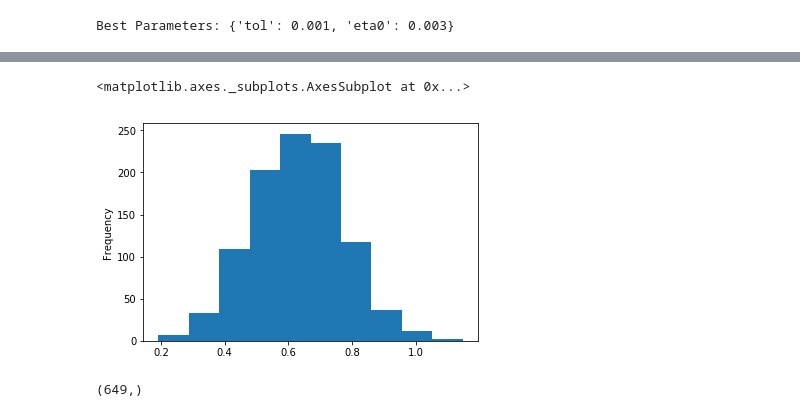
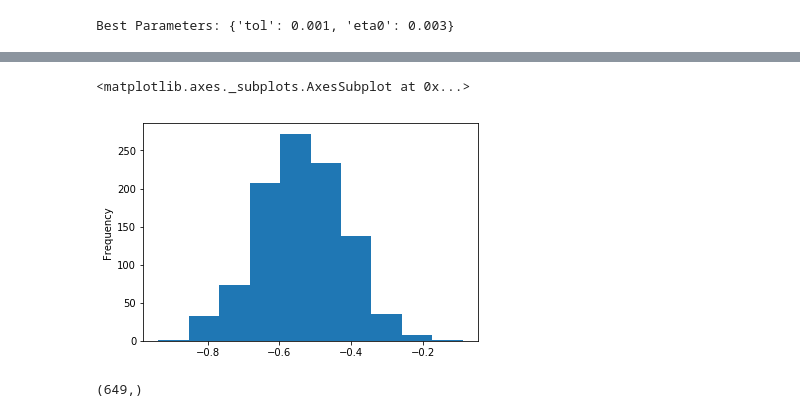
Before and after one commit to masonfields/213R-Final, a Jupyter notebook: scool+prediction.ipynb, the cells around one changed output, grey strips where cells are left out. Cells and saved outputs as stored; diff of their text form; code cells hidden in the pictures.

```diff
--- a/scool+prediction.ipynb
+++ b/scool+prediction.ipynb
@@ -229,10 +273,10 @@ higher       -0.332172
 failures     -0.393316
 Name: G3, dtype: float64
 # %%
-coef_df[0].plot(kind='hist')
+coef_df['higher'].plot(kind='hist')
 # %% [output]
 <matplotlib.axes._subplots.AxesSubplot at 0x...>
-[figure, old version]
+[figure, new version]
 # %%
 target.shape
 # %% [output]
```
Also changed, not shown: parts of 20 cells of this notebook.
